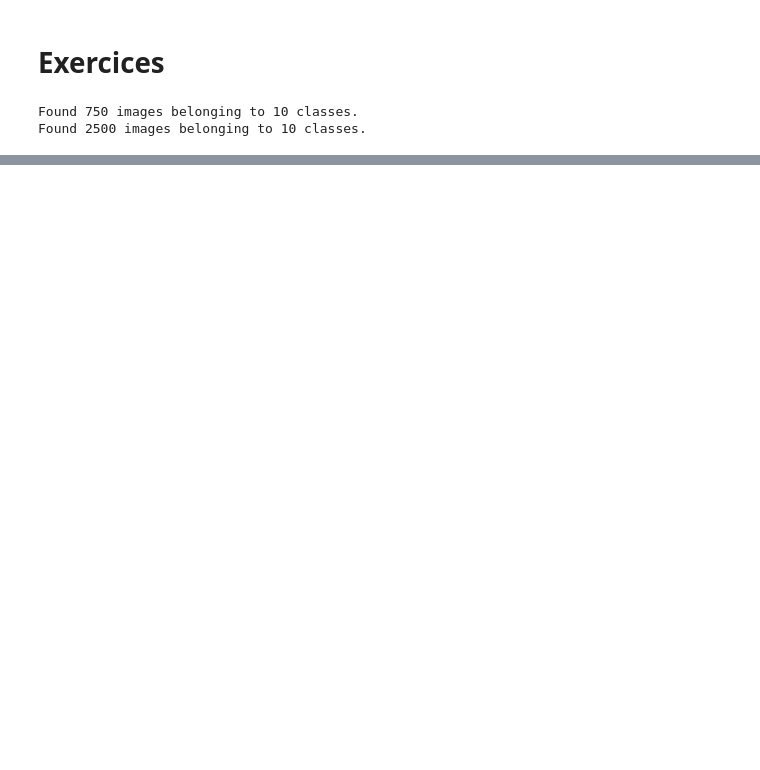
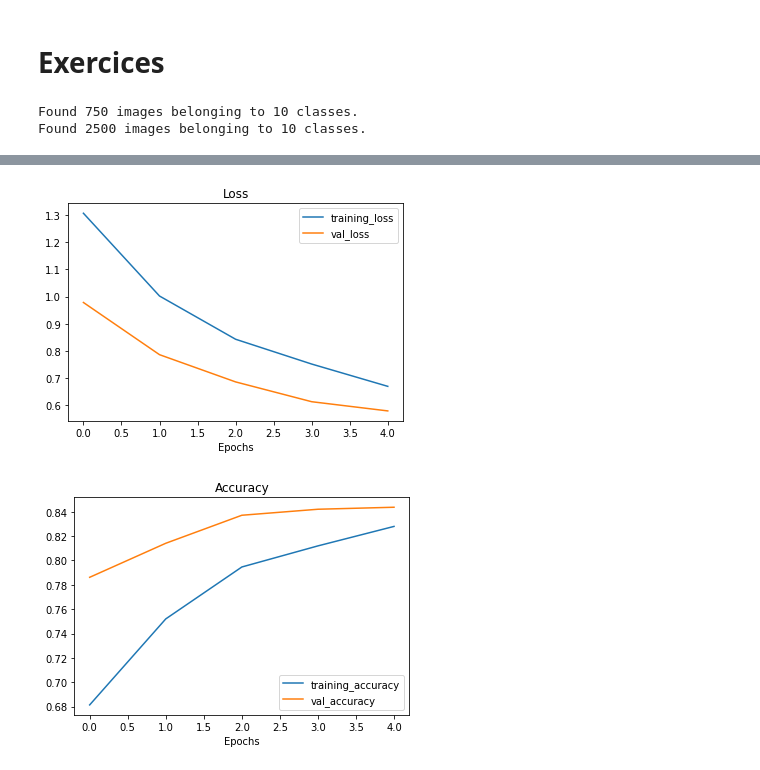
Before and after one commit to MateusFauri/TensorFlow-, a Jupyter notebook: Transfer_Learning.ipynb, the cells around one changed output, grey strips where cells are left out. Saved outputs shown, nothing was run; the diff lists cells and outputs as text; code cells hidden in the pictures; blank space fills up the shorter version.

```diff
--- a/Transfer_Learning.ipynb
+++ b/Transfer_Learning.ipynb
@@ -331,0 +755,27 @@ plt.legend()
+# %%
+data_augmentation = tf.keras.models.Sequential([
+    tf.keras.layers.experimental.preprocessing.RandomFlip("horizontal"),
+    tf.keras.layers.experimental.preprocessing.RandomHeight(.2),
+    tf.keras.layers.experimental.preprocessing.RandomWidth(.2),
+    tf.keras.layers.experimental.preprocessing.RandomZoom(.2),
+    tf.keras.layers.experimental.preprocessing.RandomRotation(.2)
+], name="data_augmentation")
+# %%
+input_shape = (224,224,3)
+
+backbone = tf.keras.applications.EfficientNetB0(include_top=False)
+backbone.trainable = False
+
+inputs = tf.keras.layers.Input(shape=input_shape, name="input_layer")
+
+x = data_augmentation(inputs)
+x = backbone(x, training=False)
+x = tf.keras.layers.GlobalAveragePooling2D()(x)
+
+output = tf.keras.layers.Dense(10, activation="softmax", name="output_layer")(x)
+
+model_2 = tf.keras.Model(inputs, output)
+
+model_2.compile(loss="categorical_crossentropy",
+                optimizer = tf.keras.optimizers.Adam(),
+                metrics = ["accuracy"])
@@ -331,0 +805,16 @@ plt.legend()
+# %%
+checkpoint_path = "10_percent_model_checkpoints_weights/checkpoint.cktp"
+model_checkpoint_callback = tf.keras.callbacks.ModelCheckpoint(
+      filepath = checkpoint_path,
+      save_weights_only = True,
+      monitor="val_accuracy",
+      save_freq="epoch",
+      save_best_only = False
+)
+# %%
+history_2 = model_2.fit(train_data_10_percent,
+                        epochs=5,
+                        steps_per_epoch=len(train_data_10_percent),
+                        validation_data=test_data,
+                        validation_steps=int(len(test_data) * .25),
+                        callbacks=[model_checkpoint_callback])
@@ -331,0 +832,5 @@ plt.legend()
+# %%
+plot_loss_curves(history_2)
+# %% [output]
+[figure, added]
+[figure, added]
```
Also changed, not shown: parts of 71 cells of this notebook.
